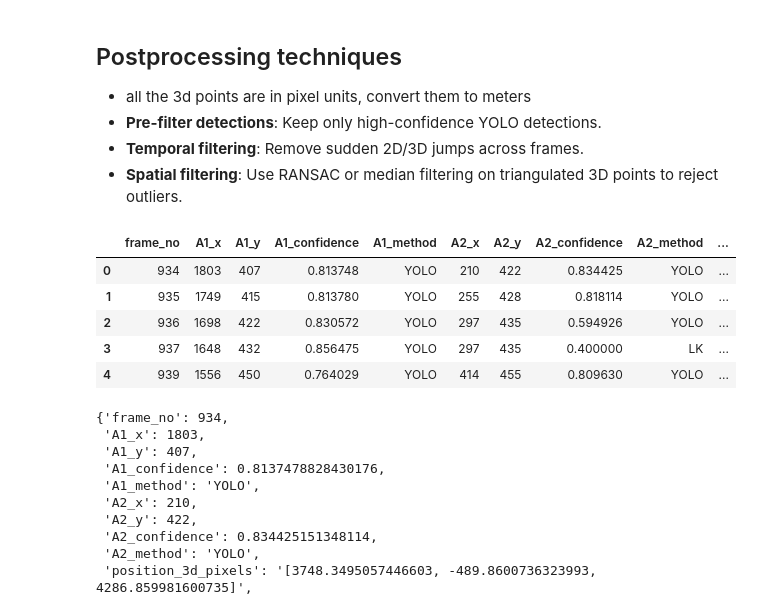
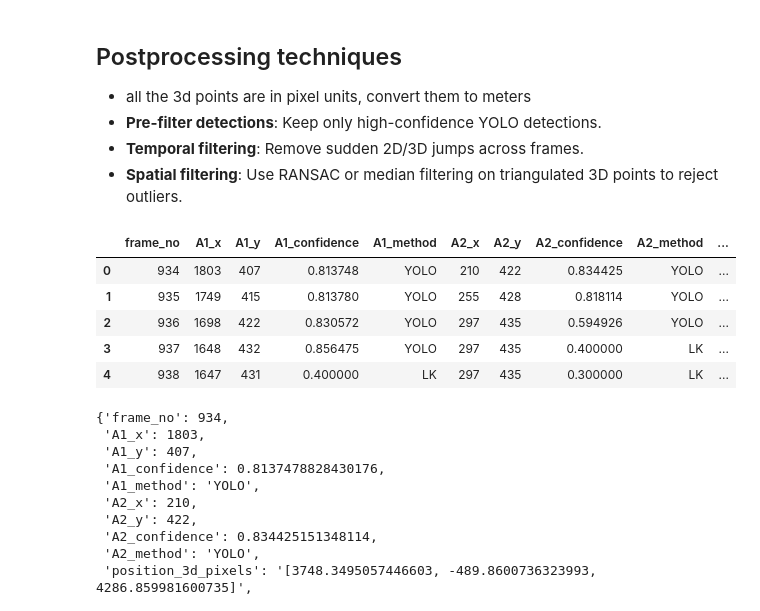
Before and after one commit to damianstone/cv-calibration-triangulation, a Jupyter notebook: notebooks/postprocessing.ipynb, the cells around one changed output. Drawn from its saved outputs; the diff is of its cells as text; code cells hidden in the pictures.

```diff
--- a/notebooks/postprocessing.ipynb
+++ b/notebooks/postprocessing.ipynb
@@ -28,14 +30,15 @@ root = find_project_root()
 # %%
 triangulation_results_path = f"{root}/data/stereo_detections_triangulated.csv"
 triangulation_results = pd.read_csv(triangulation_results_path)
+triangulation_results.sort_values(by='frame_no', inplace=True)
 triangulation_results.head()
 # %% [output]
 |  | frame_no | A1_x | A1_y | A1_confidence | A1_method | A2_x | A2_y | A2_confidence | A2_method | ... |
 | 0 | 934 | 1803 | 407 | 0.813748 | YOLO | 210 | 422 | 0.834425 | YOLO | ... |
 | 1 | 935 | 1749 | 415 | 0.813780 | YOLO | 255 | 428 | 0.818114 | YOLO | ... |
 | 2 | 936 | 1698 | 422 | 0.830572 | YOLO | 297 | 435 | 0.594926 | YOLO | ... |
 | 3 | 937 | 1648 | 432 | 0.856475 | YOLO | 297 | 435 | 0.400000 | LK | ... |
-| 4 | 939 | 1556 | 450 | 0.764029 | YOLO | 414 | 455 | 0.809630 | YOLO | ... |
+| 4 | 938 | 1647 | 431 | 0.400000 | LK | 297 | 435 | 0.300000 | LK | ... |
 # %%
 first = triangulation_results.iloc[0]
 first.to_dict()
```
Also changed, not shown: parts of 7 cells of this notebook, 4 other files.
